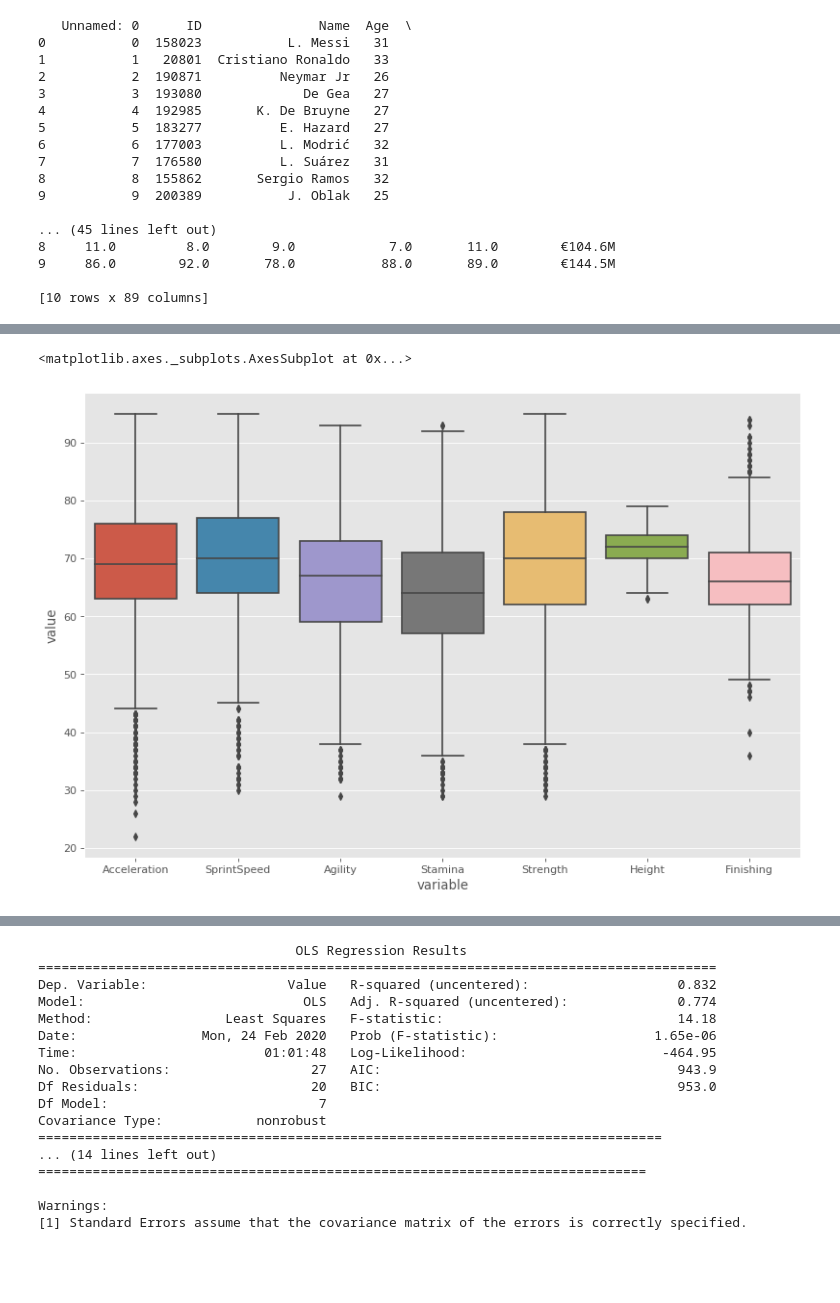
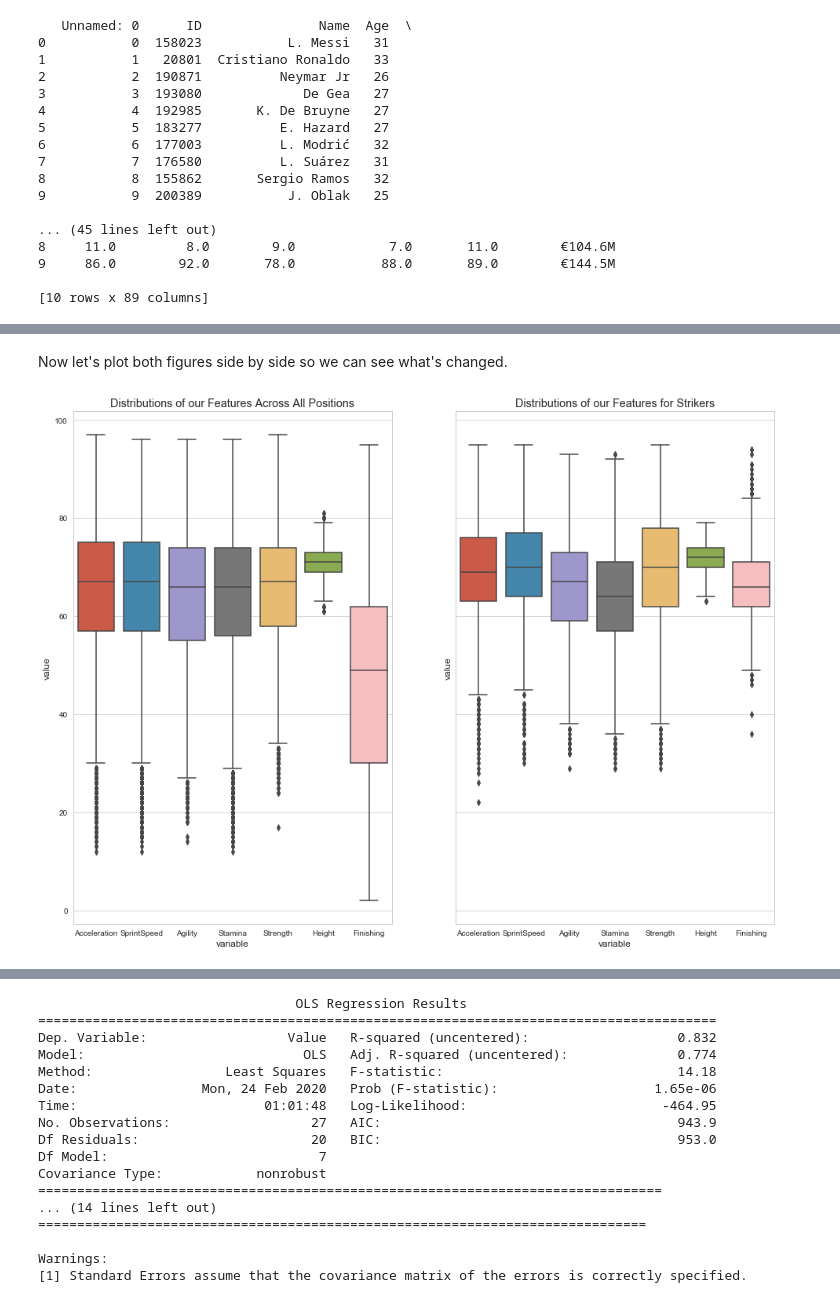
Before and after one commit to socratictreason/Data_Science_Bootcamp, a Jupyter notebook: Week_2/MoneyBall.ipynb, the cells around one changed output, grey strips where cells are left out. Drawn from its saved outputs; the diff is of its cells as text; code cells hidden in the pictures; blank space fills up the shorter version.

```diff
--- a/Week_2/MoneyBall.ipynb
+++ b/Week_2/MoneyBall.ipynb
@@ -158,15 +203,17 @@ fifa_df = fifa_df[fifa_df['Position'].str.contains('ST', na = False)]
-# %%
-figure(num=None, figsize=(12, 8), dpi=80, facecolor='w', edgecolor='k')
-X = fifa_df[features]
-sns.boxplot(x="variable", y="value", data=pd.melt(X))
-# %% [output]
-<matplotlib.axes._subplots.AxesSubplot at 0x...>
-[figure, removed]
-# %%
-fifa_df = fifa_df[fifa_df['SprintSpeed'] > 80]
-fifa_df = fifa_df[fifa_df['Acceleration'] > 80]
-fifa_df = fifa_df[fifa_df['Strength'] > 70]
-fifa_df = fifa_df[fifa_df['Value'] < 50000000]
-fifa_df = fifa_df[fifa_df['Finishing'] > 70]
-X = fifa_df[features]
-Y = fifa_df[target]
+# %% [markdown]
+Now let's plot both figures side by side so we can see what's changed.
+# %%
+fig, (ax1, ax2) = plt.subplots(1,2, sharey=True, figsize=(16,12))    # This specifies that we want one row of plots with two columns.
+
+X_all = fifa_df[features]
+sns.boxplot(x='variable', y='value', ax=ax1, data=pd.melt(X_all))   # Let's put all players in the first column
+
+X_strike = strikers[features]
+sns.boxplot(x='variable', y='value', ax=ax2, data=pd.melt(X_strike)) # And see just strikers in the second
+
+ax1.set_title('Distributions of our Features Across All Positions')
+ax2.set_title('Distributions of our Features for Strikers')
+
+plt.show()
+# %% [output]
+[figure, added]
```
Also changed, not shown: parts of 42 cells of this notebook.
